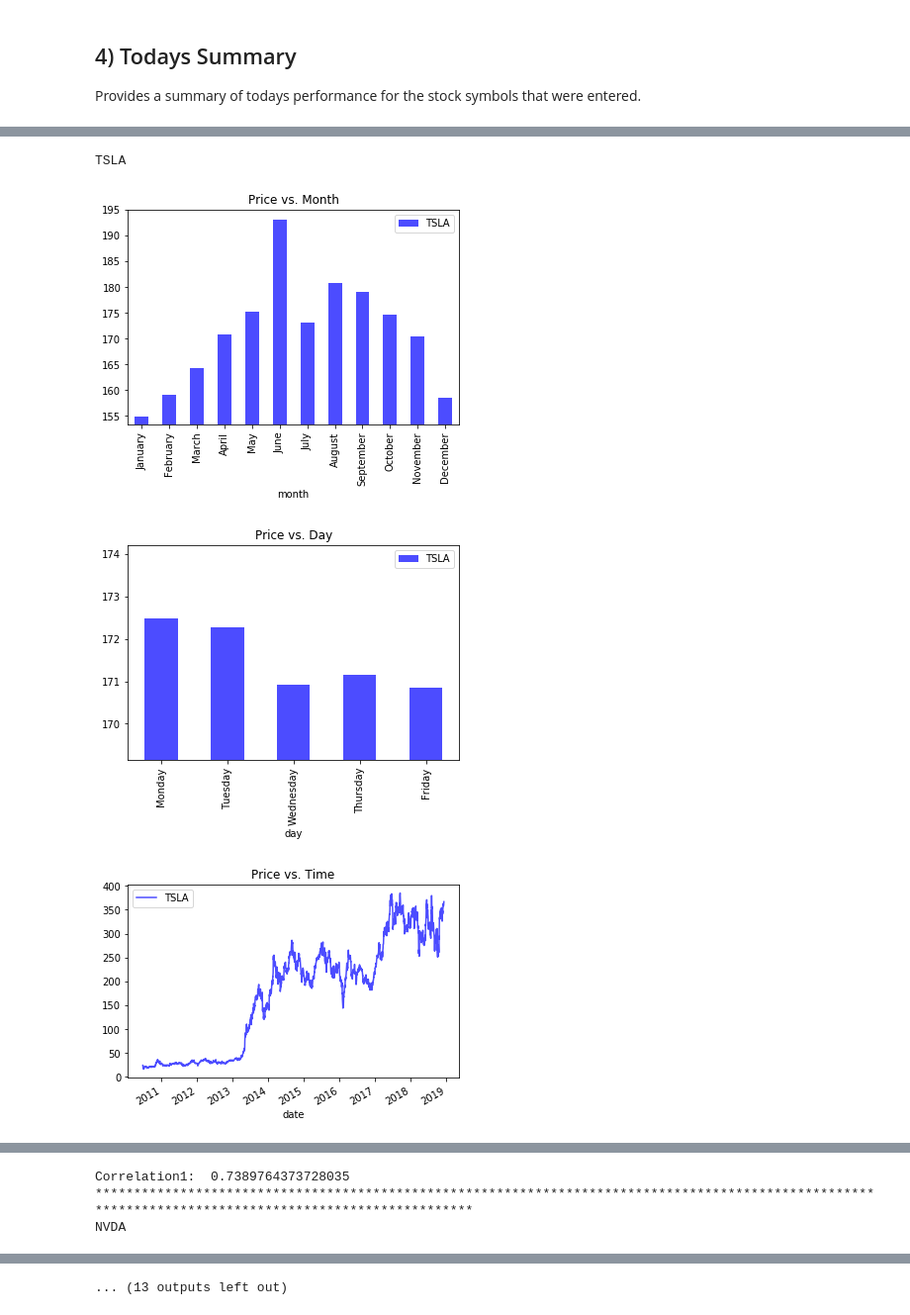
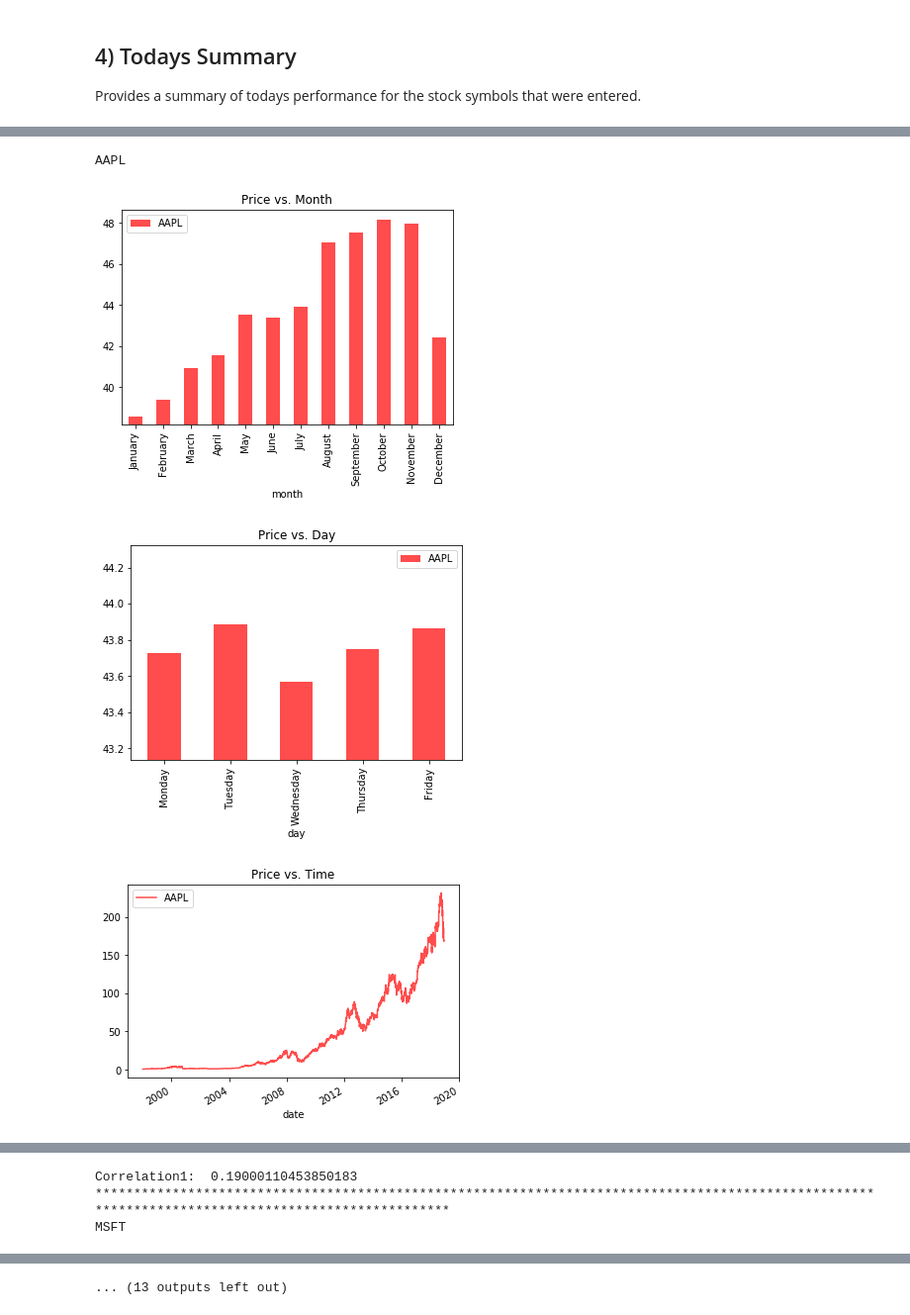
Before and after one commit to fairfield-university-ba505-fall2018/final-project-stuart-s-suicide-squad, a Jupyter notebook: Final Files/front_end.ipynb, the cells around one changed output, grey strips where cells are left out. Shown: that part at 99% size. Saved outputs shown, nothing was run; the diff lists cells and outputs as text; code cells hidden in the pictures.

```diff
--- a/Final Files/front_end.ipynb
+++ b/Final Files/front_end.ipynb
@@ -183,17 +185,18 @@ This section is for showing plots of our data and doing a visual approach. *Add
 # %%
 #generates various plots to look at for each symbol.
 for symbol in range(0,stock_dfs_length):
+    x = symbol
     df = stock_dfs[symbol]
     symbol = symbols[symbol]
     print(symbol)
-    bk.plot_price_vs_month(df, symbol)
-    bk.plot_price_vs_day(df, symbol)
-    bk.plot_price_vs_time(df, symbol)
-    bk.plot_fluc_vs_time(df, symbol)
-    bk.plot_volume_vs_volatiltiy(df, symbol)
+    bk.plot_price_vs_month(df, symbol,x)
+    bk.plot_price_vs_day(df, symbol,x)
+    bk.plot_price_vs_time(df, symbol,x)
+    bk.plot_fluc_vs_time(df, symbol,x)
+    bk.plot_volume_vs_volatiltiy(df, symbol,x)
     bk.line()
 # %% [output]
-TSLA
+AAPL
-[figure, old version]
+[figure, new version]
-[figure, old version]
+[figure, new version]
-[figure, old version]
+[figure, new version]
@@ -202,3 +205,3 @@ TSLA
-Correlation1:  0.7389764373728035
-******************************************************************************************************************************************************
-NVDA
+Correlation1:  0.19000110453850183
+***************************************************************************************************************************************************
+MSFT
```
Also changed, not shown: parts of 16 cells of this notebook, 1 other file.
